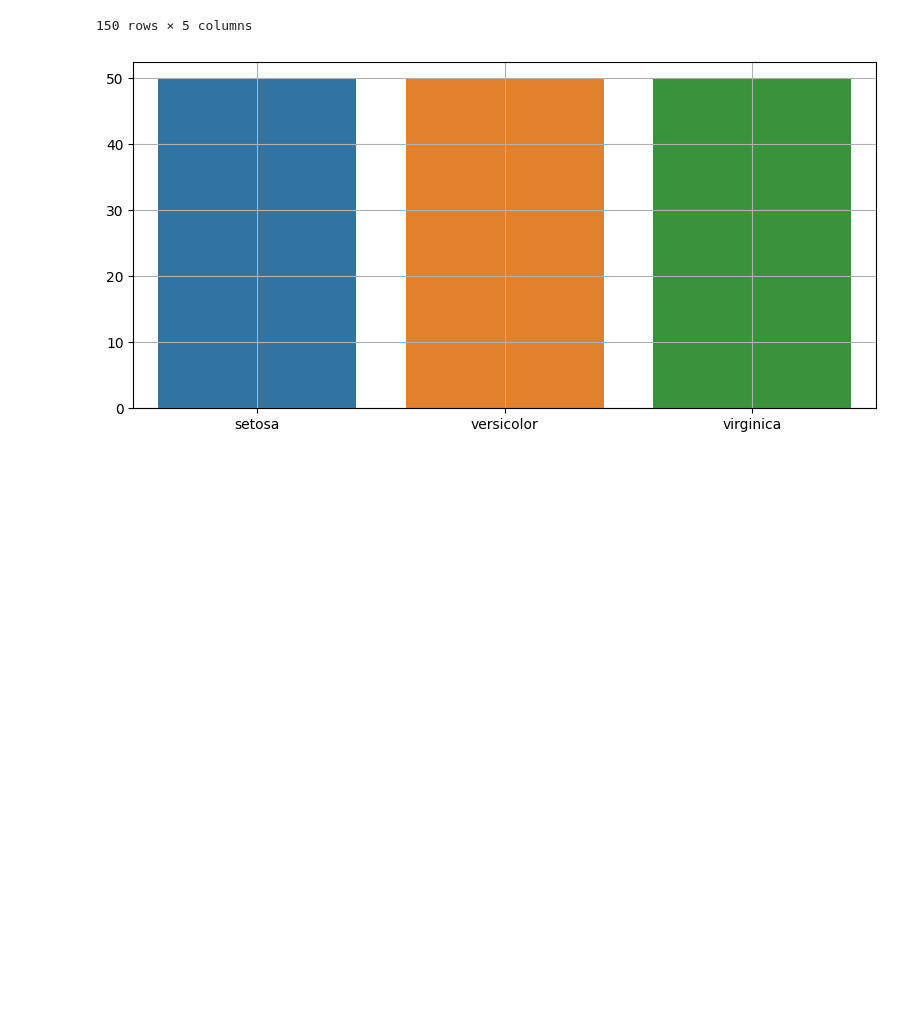
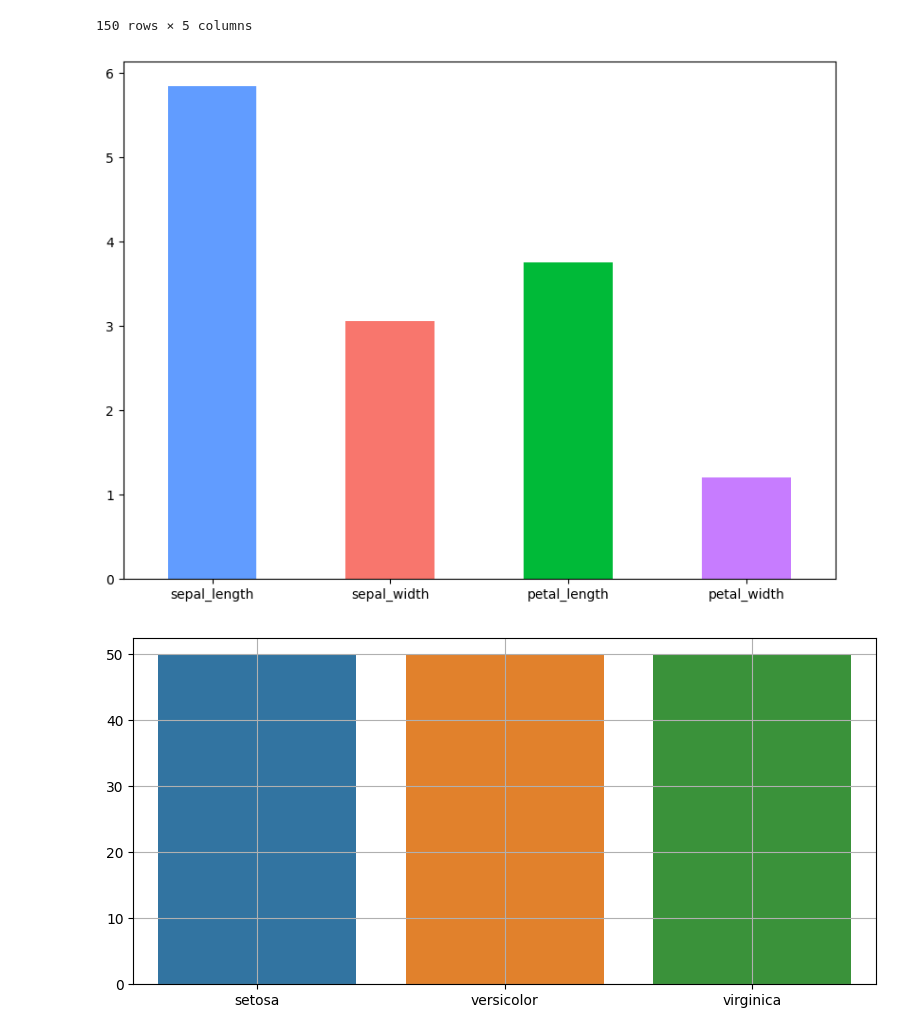
Before and after one commit to rezaaprm/iris_dashboard, a Jupyter notebook: main.ipynb, the cells around one changed output. Cells and saved outputs as stored; diff of their text form; code cells hidden in the pictures; blank space fills up the shorter version.

```diff
--- a/main.ipynb
+++ b/main.ipynb
@@ -18,6 +18,20 @@ dataset
 | 148 | 6.2 | 3.4 | 5.4 | 2.3 | virginica |
 | 149 | 5.9 | 3.0 | 5.1 | 1.8 | virginica |
 150 rows × 5 columns
+# %%
+avg_values = dataset[['sepal_length', 'sepal_width', 'petal_length', 'petal_width']].mean()
+
+fig, ax = plt.subplots(figsize=(8, 6))
+avg_values.plot(kind='bar', ax=ax, color=['#619CFF', '#F8766D', '#00BA38', '#C77CFF'])
+
+ax.set_title("", fontsize=14)
+ax.set_xlabel("", fontsize=12)
+ax.set_ylabel("", fontsize=12)
+plt.xticks(rotation=0)
+plt.tight_layout()
+plt.show()
+# %% [output]
+[figure, added]
 # %%
 fig, ax = plt.subplots(figsize= (8,4))
 sns.countplot(data=dataset, x="species", hue="species")
```
Also changed, not shown: parts of 2 cells of this notebook.
